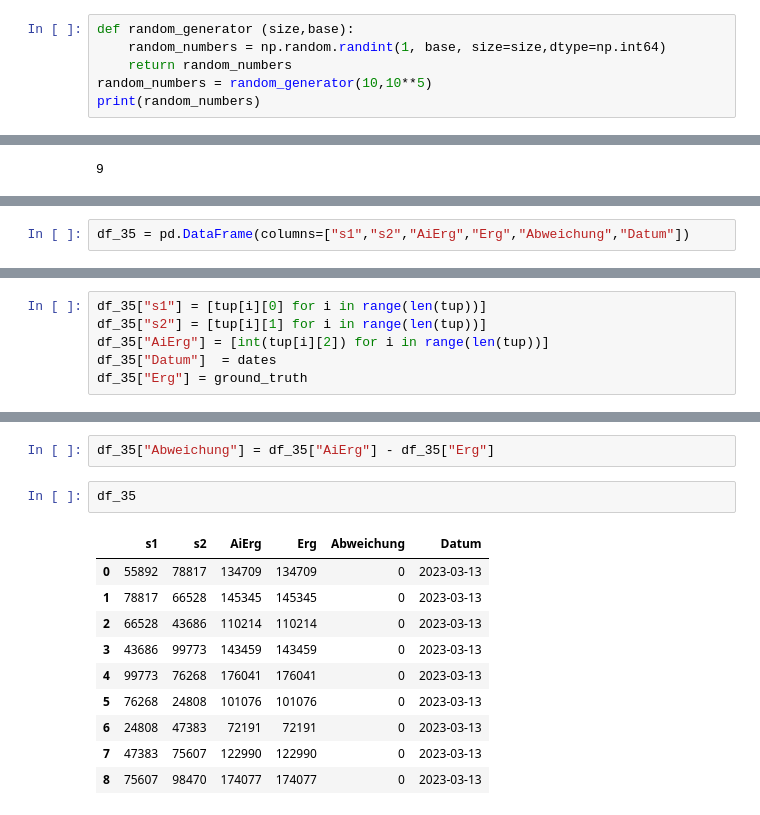
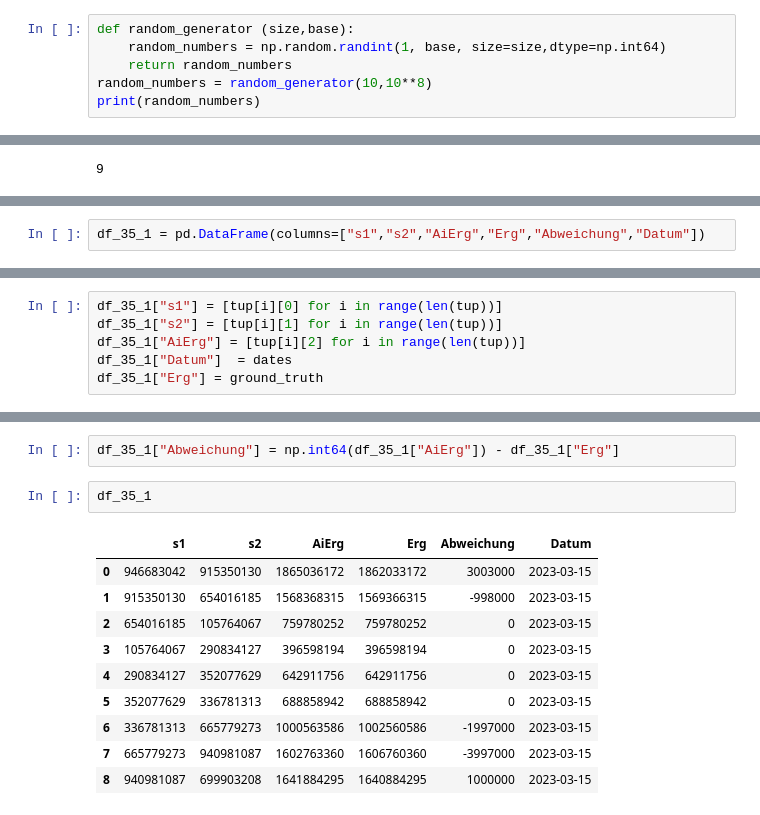
Before and after one commit to Jukabo/Cognos-Natural-Language-Understanding, a Jupyter notebook: openapi_experiment.ipynb, the cells around one changed output, grey strips where cells are left out. Cells and saved outputs as stored; diff of their text form.

```diff
--- a/openapi_experiment.ipynb
+++ b/openapi_experiment.ipynb
@@ -30,6 +31,6 @@ openai.api_key = SECRET_KEY
 def random_generator (size,base):
     random_numbers = np.random.randint(1, base, size=size,dtype=np.int64)
     return random_numbers
-random_numbers = random_generator(10,10**5)
+random_numbers = random_generator(10,10**8)
 print(random_numbers)
 # %% [output]
@@ -245,5 +279,5 @@ print(tup)
 # %%
-df_35 = pd.DataFrame(columns=["s1","s2","AiErg","Erg","Abweichung","Datum"])
+df_35_1 = pd.DataFrame(columns=["s1","s2","AiErg","Erg","Abweichung","Datum"])
 # %%
 ground_truth
 # %% [output]
@@ -251,6 +293,6 @@ ground_truth
 # %%
-df_35["s1"] = [tup[i][0] for i in range(len(tup))]
-df_35["s2"] = [tup[i][1] for i in range(len(tup))]
-df_35["AiErg"] = [int(tup[i][2]) for i in range(len(tup))]
-df_35["Datum"]  = dates
-df_35["Erg"] = ground_truth
+df_35_1["s1"] = [tup[i][0] for i in range(len(tup))]
+df_35_1["s2"] = [tup[i][1] for i in range(len(tup))]
+df_35_1["AiErg"] = [tup[i][2] for i in range(len(tup))]
+df_35_1["Datum"]  = dates
+df_35_1["Erg"] = ground_truth
@@ -257,15 +312,15 @@ df_35["Erg"] = ground_truth
 # %%
-df_35["Abweichung"] = df_35["AiErg"] - df_35["Erg"]
+df_35_1["Abweichung"] = np.int64(df_35_1["AiErg"]) - df_35_1["Erg"]
 # %%
-df_35
+df_35_1
 # %% [output]
 |  | s1 | s2 | AiErg | Erg | Abweichung | Datum |
-| 0 | 55892 | 78817 | 134709 | 134709 | 0 | 2023-03-13 |
-| 1 | 78817 | 66528 | 145345 | 145345 | 0 | 2023-03-13 |
-| 2 | 66528 | 43686 | 110214 | 110214 | 0 | 2023-03-13 |
-| 3 | 43686 | 99773 | 143459 | 143459 | 0 | 2023-03-13 |
-| 4 | 99773 | 76268 | 176041 | 176041 | 0 | 2023-03-13 |
-| 5 | 76268 | 24808 | 101076 | 101076 | 0 | 2023-03-13 |
-| 6 | 24808 | 47383 | 72191 | 72191 | 0 | 2023-03-13 |
-| 7 | 47383 | 75607 | 122990 | 122990 | 0 | 2023-03-13 |
-| 8 | 75607 | 98470 | 174077 | 174077 | 0 | 2023-03-13 |
+| 0 | 946683042 | 915350130 | 1865036172 | 1862033172 | 3003000 | 2023-03-15 |
+| 1 | 915350130 | 654016185 | 1568368315 | 1569366315 | -998000 | 2023-03-15 |
+| 2 | 654016185 | 105764067 | 759780252 | 759780252 | 0 | 2023-03-15 |
+| 3 | 105764067 | 290834127 | 396598194 | 396598194 | 0 | 2023-03-15 |
+| 4 | 290834127 | 352077629 | 642911756 | 642911756 | 0 | 2023-03-15 |
+| 5 | 352077629 | 336781313 | 688858942 | 688858942 | 0 | 2023-03-15 |
+| 6 | 336781313 | 665779273 | 1000563586 | 1002560586 | -1997000 | 2023-03-15 |
+| 7 | 665779273 | 940981087 | 1602763360 | 1606760360 | -3997000 | 2023-03-15 |
+| 8 | 940981087 | 699903208 | 1641884295 | 1640884295 | 1000000 | 2023-03-15 |
```
Also changed, not shown: parts of 34 cells of this notebook, 1 other file.
